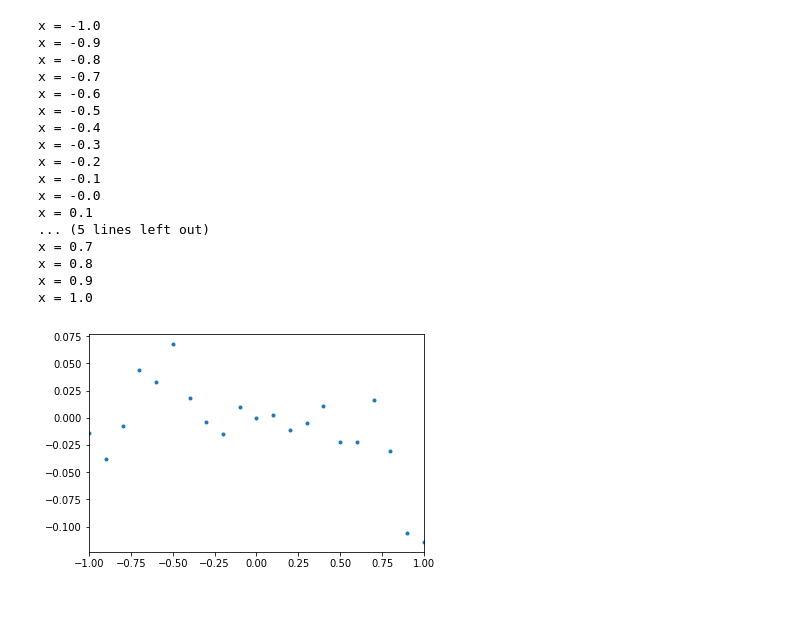
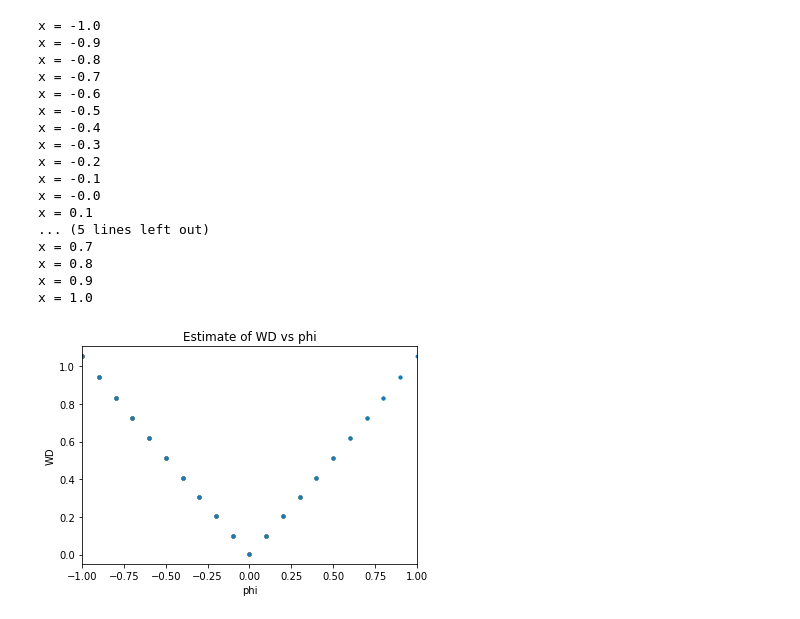
Before and after one commit to isabellebouchard/IFT6135H19_assignment, a Jupyter notebook: assignment3/Q1/Q1.ipynb, the cells around one changed output. Drawn from its saved outputs; the diff is of its cells as text; code cells hidden in the pictures.

```diff
--- a/assignment3/Q1/Q1.ipynb
+++ b/assignment3/Q1/Q1.ipynb
@@ -48,0 +89,13 @@ def estimate(metric, dist1, dist2, D):
+# %%
+#plot JSD
+data = ([],[])
+dist1 = distribution1(0)
+for x in np.arange(-1.0, 1.01, 0.1):
+    x = np.around(x, decimals=1)
+    #print("x = " + str(x))
+    dist2 = distribution1(x, batch_size=512)
+    D = MLP(2)
+    Discriminator = train_JSD(dist1, dist2, D)
+    y = JSD(dist1, dist2, Discriminator)
+    data[0].append(x)
+    data[1].append(y)
@@ -107,35 +132,38 @@ def train(metric, dist1, dist2):
 # %%
-#Testing
-# data_points = ([],[])
-# dist1 = distribution1(0)
-# for x in np.arange(-1.0, 1.01, 0.1):
-#     x = np.around(x, decimals=1)
-#     print("x = " + str(x))
-#     dist2 = distribution1(x, batch_size=512)
-#     D = train('WD', dist1, dist2)
-#     y = estimate('WD', dist1, dist2, D)
-#     data_points[0].append(x)
-#     data_points[1].append(y)
-
-# plt.plot(data_points[0], data_points[1], '.')
-# plt.xlim(-1, 1)
-# plt.show()
+#plot WD
+data = ([],[])
+dist1 = distribution1(0)
+for x in np.arange(-1.0, 1.01, 0.1):
+    x = np.around(x, decimals=1)
+    #print("x = " + str(x))
+    dist2 = distribution1(x)
+    D = MLP(2)
+    Discriminator = train_WD(dist1, dist2, D)
+    y = WD(dist1, dist2, Discriminator)
+    data[0].append(x)
+    data[1].append(y)
+    plt.plot(data[0], data[1], '.')
+plt.xlim(-1, 1)
+plt.xlabel('phi')
+plt.ylabel('WD')
+plt.title('Estimate of WD vs phi')
+plt.show()
 # %% [output]
 x = -1.0
 x = -0.9
 x = -0.8
 x = -0.7
 x = -0.6
 x = -0.5
 x = -0.4
 x = -0.3
 x = -0.2
 x = -0.1
 x = -0.0
 x = 0.1
 ... (5 lines left out)
 x = 0.7
 x = 0.8
 x = 0.9
 x = 1.0
-[figure, old version]
+[figure, new version]
```
Also changed, not shown: parts of 12 cells of this notebook.
